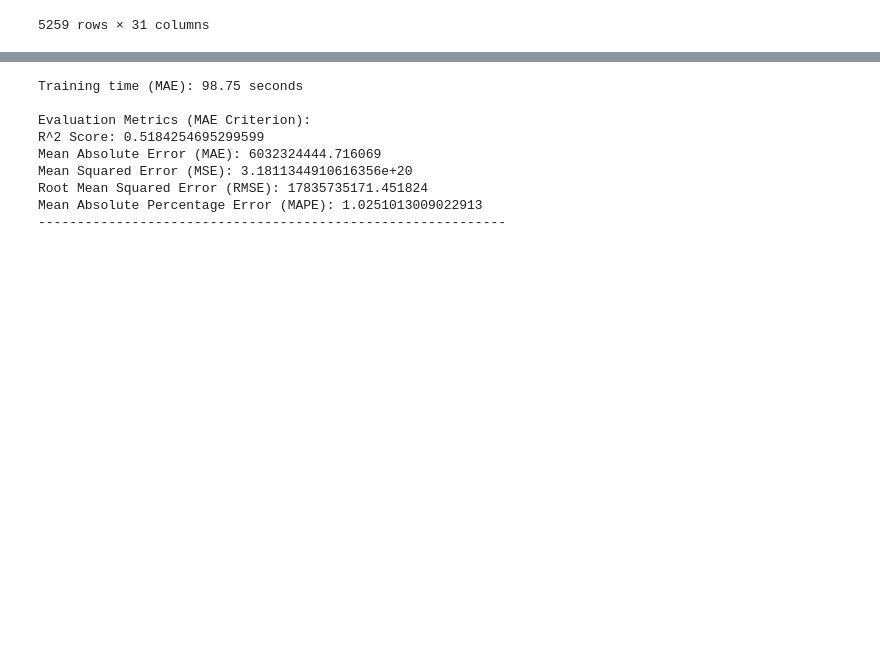
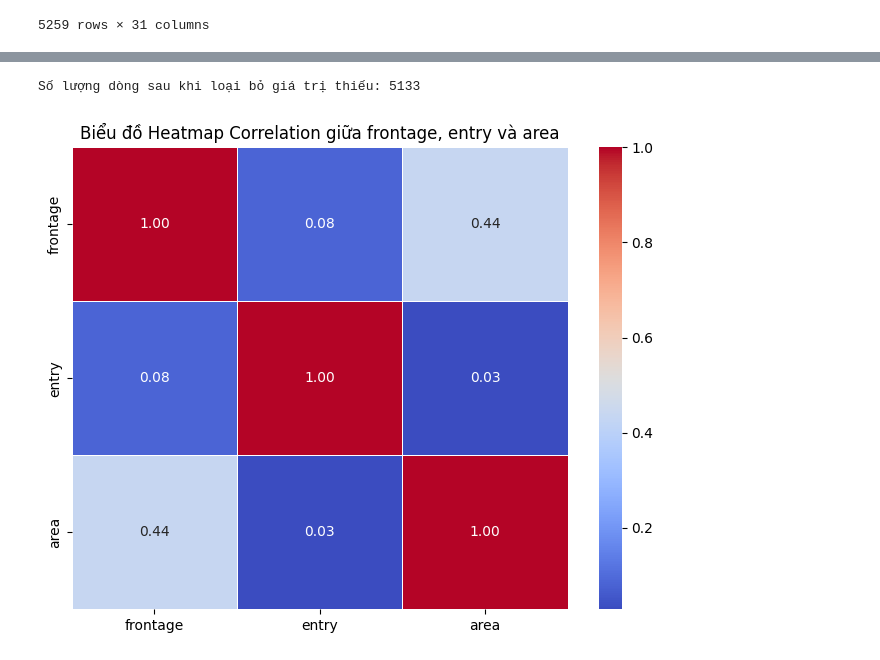
Before and after one commit to imaleaf03/bigdata-real_estate-model, a Jupyter notebook: vietnam_model.ipynb, the cells around one changed output, grey strips where cells are left out. Saved outputs shown, nothing was run; the diff lists cells and outputs as text; code cells hidden in the pictures; blank space fills up the shorter version.

```diff
--- a/vietnam_model.ipynb
+++ b/vietnam_model.ipynb
@@ -824,37 +225,0 @@ Mean Absolute Percentage Error (MAPE): 0.993705686808061
-# %%
-# Create the pipeline
-model_mae = Pipeline(steps=[('preprocessor', preprocessor),
-                           ('regressor', RandomForestRegressor(criterion='absolute_error', random_state=42))])
-
-# Measure training time
-start_time_mae = time.time()
-model_mae.fit(X_train_processed, y_train)
-end_time_mae = time.time()
-training_time_mae = end_time_mae - start_time_mae
-print(f"Training time (MAE): {training_time_mae:.2f} seconds")
-
-# Evaluate
-y_pred_mae = model_mae.predict(X_test_processed)
-mae_mae = mean_absolute_error(y_test, y_pred_mae)
-mse_mae = mean_squared_error(y_test, y_pred_mae)
-rmse_mae = np.sqrt(mse_mae)
-r2_mae = r2_score(y_test, y_pred_mae)
-mape_mae = mean_absolute_percentage_error(y_test, y_pred_mae)
-
-print("\nEvaluation Metrics (MAE Criterion):")
-print(f"R^2 Score: {r2_mae}")
-print(f"Mean Absolute Error (MAE): {mae_mae}")
-print(f"Mean Squared Error (MSE): {mse_mae}")
-print(f"Root Mean Squared Error (RMSE): {rmse_mae}")
-print(f"Mean Absolute Percentage Error (MAPE): {mape_mae}")
-print("-" * 60)
-# %% [output]
-Training time (MAE): 98.75 seconds
-
-Evaluation Metrics (MAE Criterion):
-R^2 Score: 0.5184254695299599
-Mean Absolute Error (MAE): 6032324444.716069
-Mean Squared Error (MSE): 3.1811344910616356e+20
-Root Mean Squared Error (RMSE): 17835735171.451824
-Mean Absolute Percentage Error (MAPE): 1.0251013009022913
-------------------------------------------------------------
@@ -860,0 +234,21 @@ Mean Absolute Percentage Error (MAPE): 1.0251013009022913
+# %%
+columns_to_check = ['price', 'address', 'latitude', 'longitude',
+                    'listingType', 'ward']
+df.dropna(subset=columns_to_check, inplace=True)
+
+print(f"Số lượng dòng sau khi loại bỏ giá trị thiếu: {len(df)}")
+# %% [output]
+Số lượng dòng sau khi loại bỏ giá trị thiếu: 5133
+# %%
+# Select the relevant columns
+correlation_columns = ['frontage', 'entry', 'area']
+correlation_df = df[correlation_columns]
+
+# Calculate the correlation matrix
+correlation_matrix = correlation_df.corr()
+plt.figure(figsize=(8, 6))
+sns.heatmap(correlation_matrix, annot=True, cmap='coolwarm', fmt=".2f", linewidths=.5)
+plt.title('Biểu đồ Heatmap Correlation giữa frontage, entry và area')
+plt.show()
+# %% [output]
+[figure, added]
```
Also changed, not shown: parts of 63 cells of this notebook.
